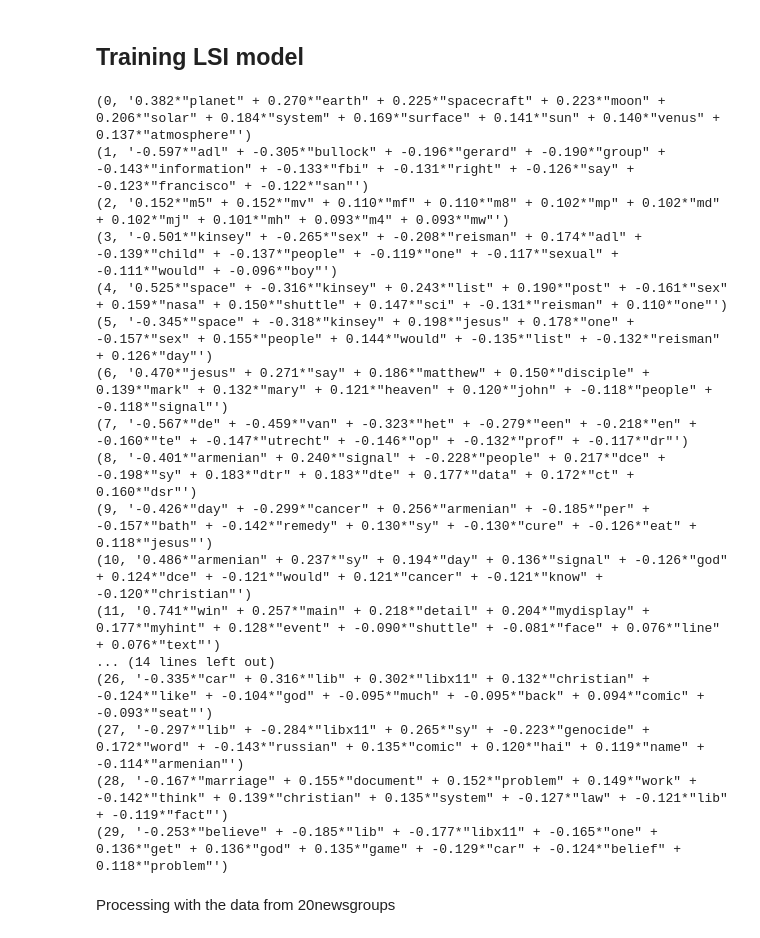
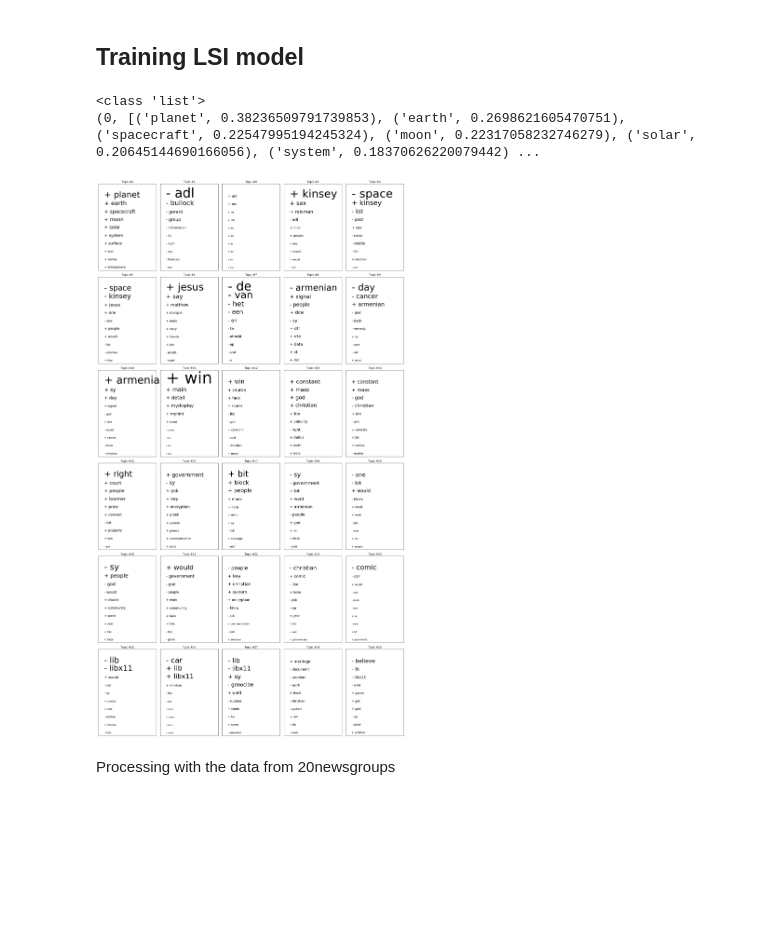
Before and after one commit to Htiango/Topic-Model-Tutorial, a Jupyter notebook: Tutorial.ipynb, the cells around one changed output. Drawn from its saved outputs; the diff is of its cells as text; code cells hidden in the pictures; blank space fills up the shorter version.

Commit message:
finish the plotting

```diff
--- a/Tutorial.ipynb
+++ b/Tutorial.ipynb
@@ -84,26 +84,18 @@ doc_term_matrix_sample = [dictionary_sample.doc2bow(doc) for doc in docs_sample]
 # %% [markdown]
 ## Training LSI model
 # %%
+topic_num = 30
 Lsi = gensim.models.lsimodel.LsiModel
-lsimodel = Lsi(doc_term_matrix_sample, num_topics=30, id2word = dictionary_sample)
+lsimodel = Lsi(doc_term_matrix_sample, num_topics=topic_num, id2word = dictionary_sample)
-# %%
-for item in lsimodel.show_topics():
-    print(item)
-# %% [output]
-(0, '0.382*"planet" + 0.270*"earth" + 0.225*"spacecraft" + 0.223*"moon" + 0.206*"solar" + 0.184*"system" + 0.169*"surface" + 0.141*"sun" + 0.140*"venus" + 0.137*"atmosphere"')
-(1, '-0.597*"adl" + -0.305*"bullock" + -0.196*"gerard" + -0.190*"group" + -0.143*"information" + -0.133*"fbi" + -0.131*"right" + -0.126*"say" + -0.123*"francisco" + -0.122*"san"')
-(2, '0.152*"m5" + 0.152*"mv" + 0.110*"mf" + 0.110*"m8" + 0.102*"mp" + 0.102*"md" + 0.102*"mj" + 0.101*"mh" + 0.093*"m4" + 0.093*"mw"')
-(3, '-0.501*"kinsey" + -0.265*"sex" + -0.208*"reisman" + 0.174*"adl" + -0.139*"child" + -0.137*"people" + -0.119*"one" + -0.117*"sexual" + -0.111*"would" + -0.096*"boy"')
-(4, '0.525*"space" + -0.316*"kinsey" + 0.243*"list" + 0.190*"post" + -0.161*"sex" + 0.159*"nasa" + 0.150*"shuttle" + 0.147*"sci" + -0.131*"reisman" + 0.110*"one"')
-(5, '-0.345*"space" + -0.318*"kinsey" + 0.198*"jesus" + 0.178*"one" + -0.157*"sex" + 0.155*"people" + 0.144*"would" + -0.135*"list" + -0.132*"reisman" + 0.126*"day"')
-(6, '0.470*"jesus" + 0.271*"say" + 0.186*"matthew" + 0.150*"disciple" + 0.139*"mark" + 0.132*"mary" + 0.121*"heaven" + 0.120*"john" + -0.118*"people" + -0.118*"signal"')
-(7, '-0.567*"de" + -0.459*"van" + -0.323*"het" + -0.279*"een" + -0.218*"en" + -0.160*"te" + -0.147*"utrecht" + -0.146*"op" + -0.132*"prof" + -0.117*"dr"')
-(8, '-0.401*"armenian" + 0.240*"signal" + -0.228*"people" + 0.217*"dce" + -0.198*"sy" + 0.183*"dtr" + 0.183*"dte" + 0.177*"data" + 0.172*"ct" + 0.160*"dsr"')
-(9, '-0.426*"day" + -0.299*"cancer" + 0.256*"armenian" + -0.185*"per" + -0.157*"bath" + -0.142*"remedy" + 0.130*"sy" + -0.130*"cure" + -0.126*"eat" + 0.118*"jesus"')
-(10, '0.486*"armenian" + 0.237*"sy" + 0.194*"day" + 0.136*"signal" + -0.126*"god" + 0.124*"dce" + -0.121*"would" + 0.121*"cancer" + -0.121*"know" + -0.120*"christian"')
-(11, '0.741*"win" + 0.257*"main" + 0.218*"detail" + 0.204*"mydisplay" + 0.177*"myhint" + 0.128*"event" + -0.090*"shuttle" + -0.081*"face" + 0.076*"line" + 0.076*"text"')
-... (14 lines left out)
-(26, '-0.335*"car" + 0.316*"lib" + 0.302*"libx11" + 0.132*"christian" + -0.124*"like" + -0.104*"god" + -0.095*"much" + -0.095*"back" + 0.094*"comic" + -0.093*"seat"')
-(27, '-0.297*"lib" + -0.284*"libx11" + 0.265*"sy" + -0.223*"genocide" + 0.172*"word" + -0.143*"russian" + 0.135*"comic" + 0.120*"hai" + 0.119*"name" + -0.114*"armenian"')
-(28, '-0.167*"marriage" + 0.155*"document" + 0.152*"problem" + 0.149*"work" + -0.142*"think" + 0.139*"christian" + 0.135*"system" + -0.127*"law" + -0.121*"lib" + -0.119*"fact"')
-(29, '-0.253*"believe" + -0.185*"lib" + -0.177*"libx11" + -0.165*"one" + 0.136*"get" + 0.136*"god" + 0.135*"game" + -0.129*"car" + -0.124*"belief" + 0.118*"problem"')
+# %%
+topic_words = lsimodel.show_topics(formatted=False)
+# %%
+print(type(topic_words[0][1]))
+print(topic_words[0])
+# %% [output]
+<class 'list'>
+(0, [('planet', 0.38236509791739853), ('earth', 0.2698621605470751), ('spacecraft', 0.22547995194245324), ('moon', 0.22317058232746279), ('solar', 0.20645144690166056), ('system', 0.18370626220079442) ...
+# %%
+plot_topicwords(10, topic_words)
+# %% [output]
+[figure, added]
```
Also changed, not shown: parts of 1 cell of this notebook.
